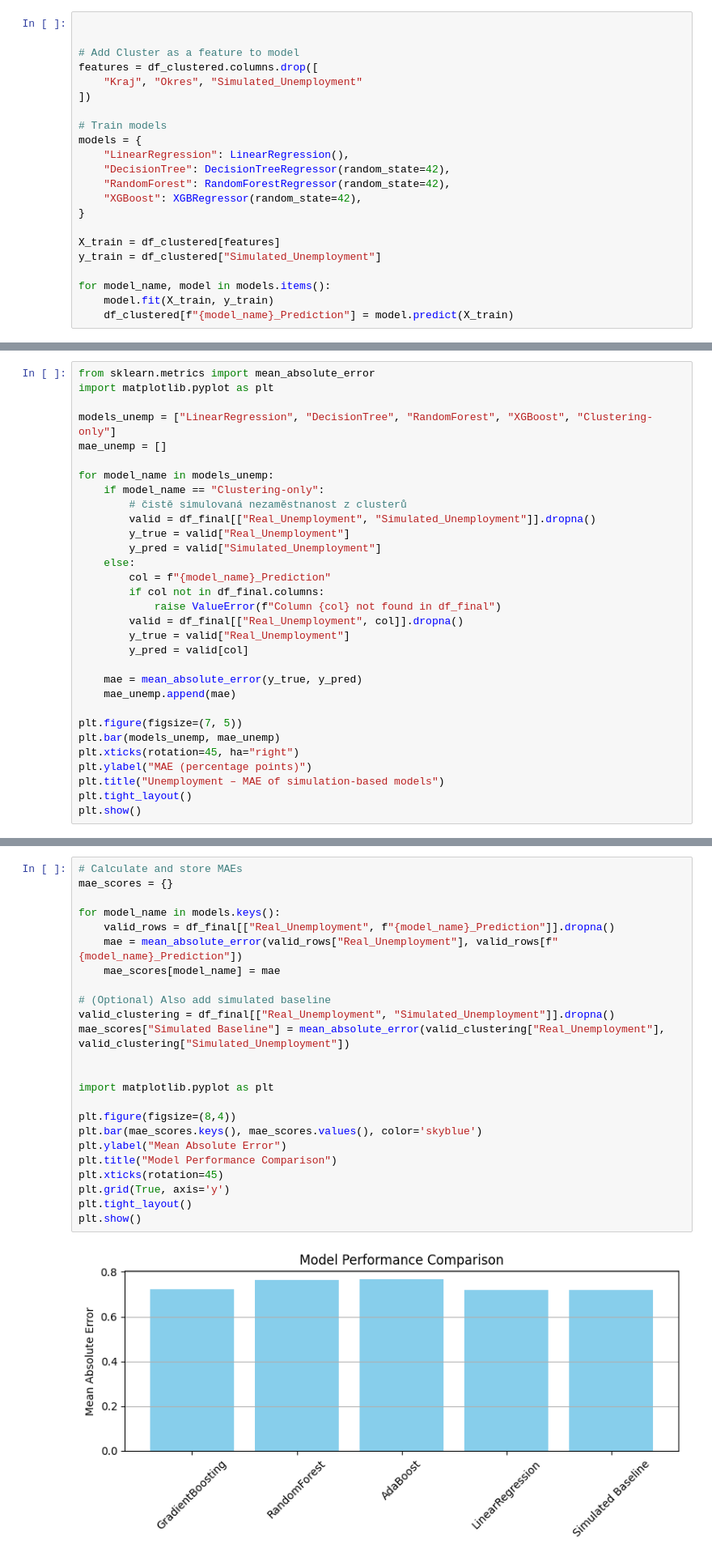
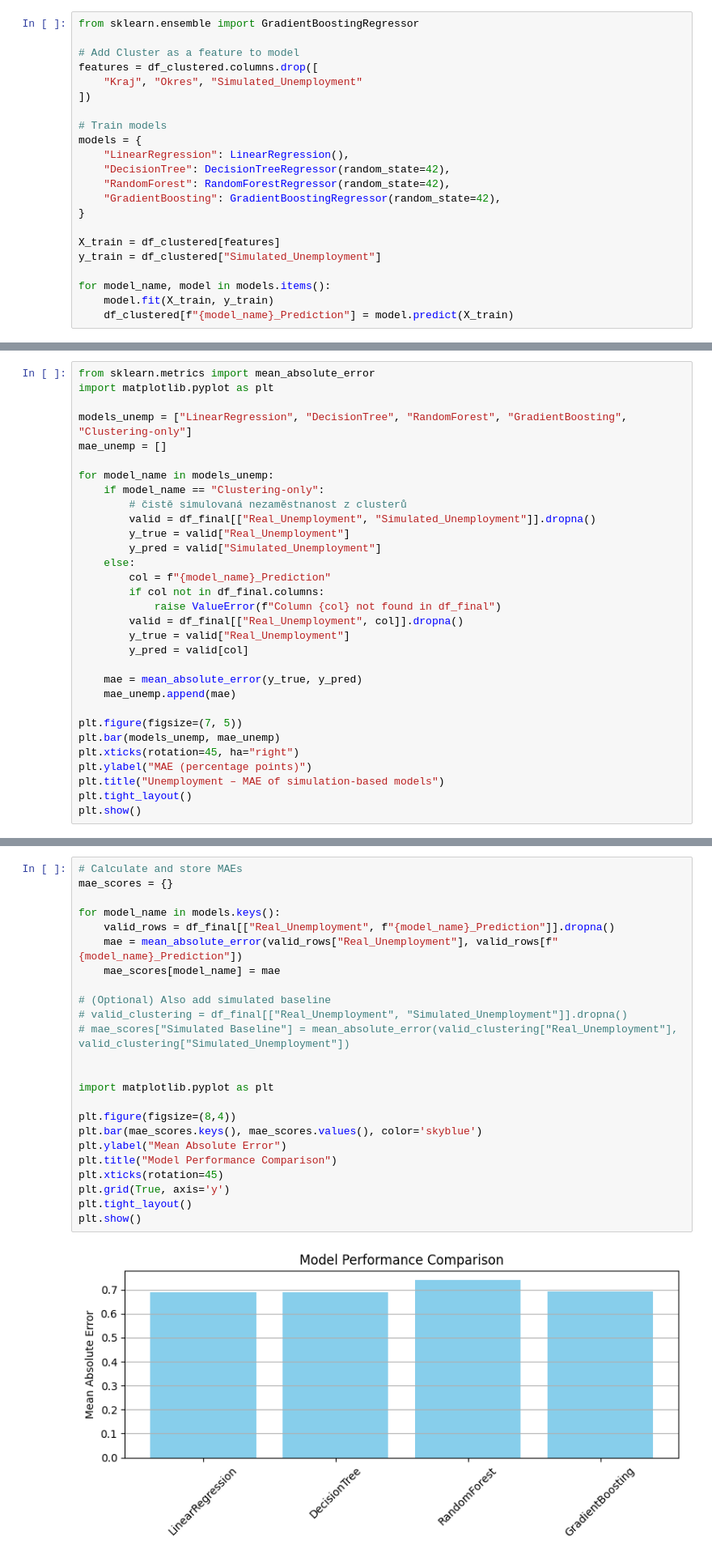
Before and after one commit to LandiCZE/approximation, a Jupyter notebook: unemployment/unemployment.ipynb, the cells around one changed output, grey strips where cells are left out. Shown at 81% size. Cells and saved outputs as stored; diff of their text form.

Commit message:
Unemployment changes

```diff
--- a/unemployment/unemployment.ipynb
+++ b/unemployment/unemployment.ipynb
@@ -150,7 +154,7 @@ Four supervised regression models are trained on the simulated district-level da
 
 Models learn to map auxiliary features and cluster labels to predicted unemployment rates.
 # %%
-
+from sklearn.ensemble import GradientBoostingRegressor
 
 # Add Cluster as a feature to model
 features = df_clustered.columns.drop([
@@ -162,7 +166,7 @@ models = {
     "LinearRegression": LinearRegression(),
     "DecisionTree": DecisionTreeRegressor(random_state=42),
     "RandomForest": RandomForestRegressor(random_state=42),
-    "XGBoost": XGBRegressor(random_state=42),
+    "GradientBoosting": GradientBoostingRegressor(random_state=42),
 }
 
 X_train = df_clustered[features]
@@ -254,7 +258,7 @@ Detailed prediction results:
 from sklearn.metrics import mean_absolute_error
 import matplotlib.pyplot as plt
 
-models_unemp = ["LinearRegression", "DecisionTree", "RandomForest", "XGBoost", "Clustering-only"]
+models_unemp = ["LinearRegression", "DecisionTree", "RandomForest", "GradientBoosting", "Clustering-only"]
 mae_unemp = []
 
 for model_name in models_unemp:
@@ -286,29 +290,29 @@ plt.show()
 # %%
 # Calculate and store MAEs
 mae_scores = {}
 
 for model_name in models.keys():
     valid_rows = df_final[["Real_Unemployment", f"{model_name}_Prediction"]].dropna()
     mae = mean_absolute_error(valid_rows["Real_Unemployment"], valid_rows[f"{model_name}_Prediction"])
     mae_scores[model_name] = mae
 
 # (Optional) Also add simulated baseline
-valid_clustering = df_final[["Real_Unemployment", "Simulated_Unemployment"]].dropna()
-mae_scores["Simulated Baseline"] = mean_absolute_error(valid_clustering["Real_Unemployment"], valid_clustering["Simulated_Unemployment"])
+# valid_clustering = df_final[["Real_Unemployment", "Simulated_Unemployment"]].dropna()
+# mae_scores["Simulated Baseline"] = mean_absolute_error(valid_clustering["Real_Unemployment"], valid_clustering["Simulated_Unemployment"])
 
 
 import matplotlib.pyplot as plt
 
 plt.figure(figsize=(8,4))
 plt.bar(mae_scores.keys(), mae_scores.values(), color='skyblue')
 plt.ylabel("Mean Absolute Error")
 plt.title("Model Performance Comparison")
 plt.xticks(rotation=45)
 plt.grid(True, axis='y')
 plt.tight_layout()
 plt.show()
 # %% [output]
-[figure, old version]
+[figure, new version]
 # %%
 errors = df_final["LinearRegression_Prediction"] - df_final["Real_Unemployment"]
 
```
Also changed, not shown: parts of 8 cells of this notebook, 1 other file.
